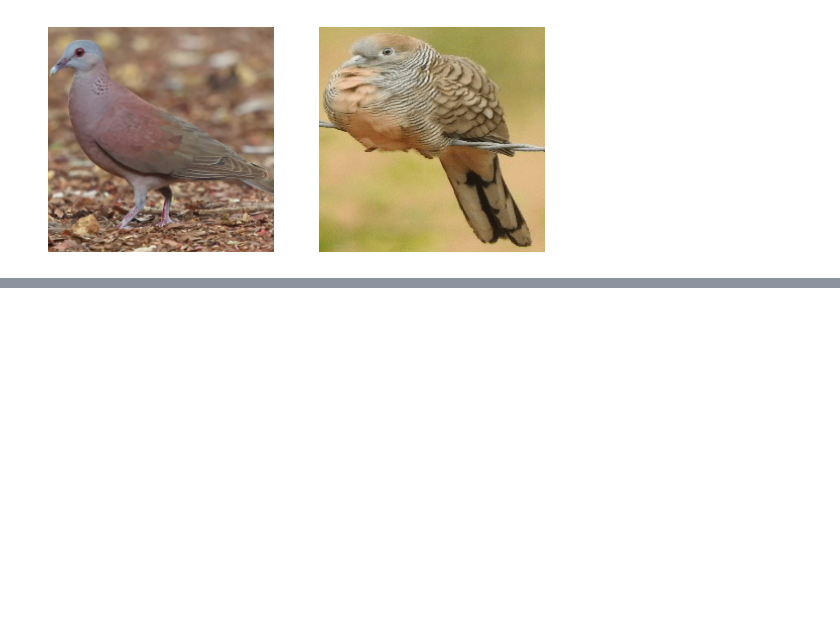
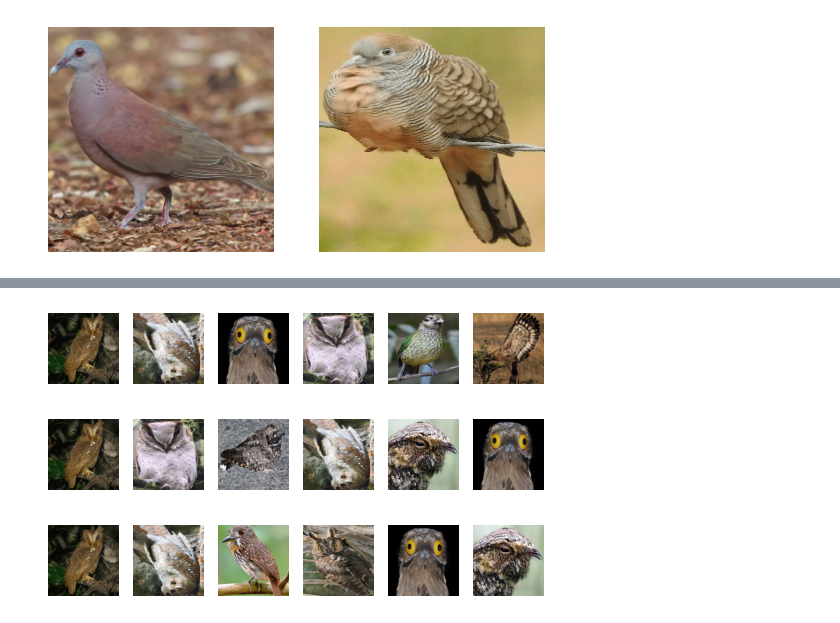
Before and after one commit to SimonKmr/DeitProject, a Jupyter notebook: analysis/notebooks/OutOfDistribution.ipynb, the cells around one changed output, grey strips where cells are left out. Saved outputs shown, nothing was run; the diff lists cells and outputs as text; code cells hidden in the pictures; blank space fills up the shorter version.

```diff
--- a/analysis/notebooks/OutOfDistribution.ipynb
+++ b/analysis/notebooks/OutOfDistribution.ipynb
@@ -184,0 +228,9 @@ compare_birds('MALAGASY_TURTLE_DOVE','ZEBRA DOVE')
+# %%
+bird_name_01 ='SANDY_SCOPS_OWL'
+compare_birds_row(deit[deit['original'] == bird_name_01],show_text=False)
+compare_birds_row(levit[levit['original'] == bird_name_01],show_text=False)
+compare_birds_row(effnet[effnet['original'] == bird_name_01],show_text=False)
+# %% [output]
+[figure, added]
+[figure, added]
+[figure, added]
```
Also changed, not shown: parts of 4 cells of this notebook.
